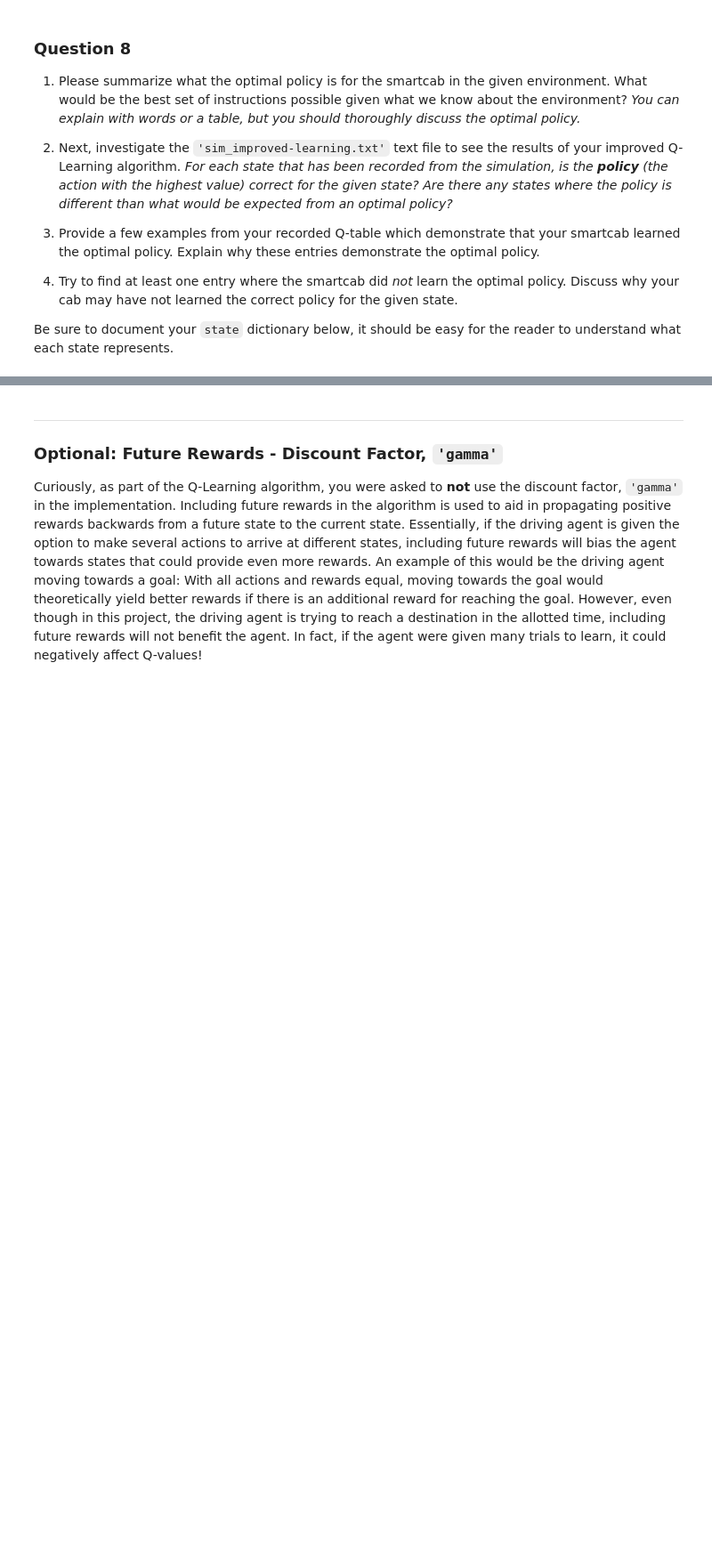
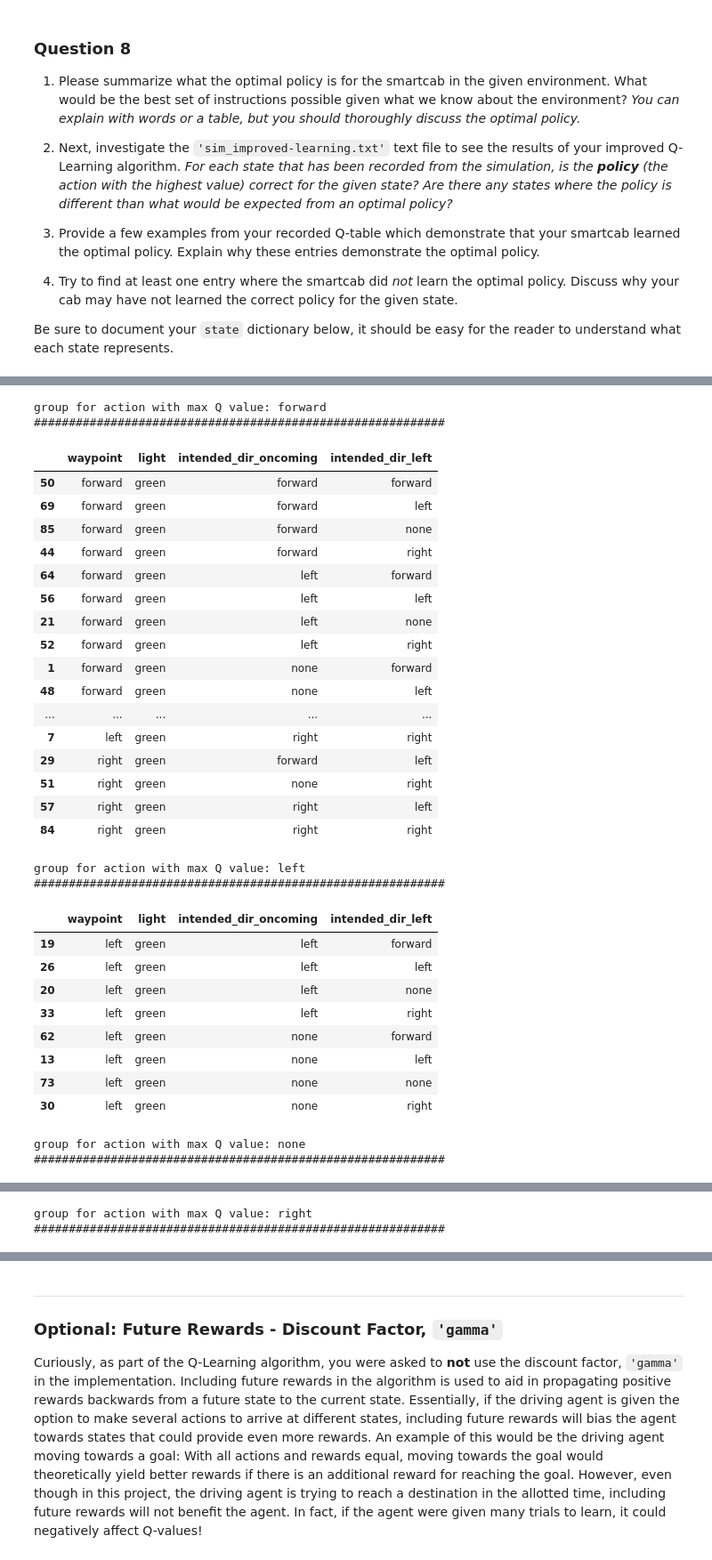
Before and after one commit to mackseb/smartcab, a Jupyter notebook: smartcab.ipynb, the cells around one changed output, grey strips where cells are left out. Shown at 89% size. Drawn from its saved outputs; the diff is of its cells as text; code cells hidden in the pictures; blank space fills up the shorter version.

```diff
--- a/smartcab.ipynb
+++ b/smartcab.ipynb
@@ -317,0 +344,44 @@ df
+# %%
+import pandas as pd
+
+df = pd.read_csv("logs/sim_improved-learning_pandas.csv").fillna("none")
+
+df['q_max_decision'] = df.iloc[:,4:8].idxmax(axis='columns', skipna=True)
+for decicion, group in df.groupby('q_max_decision'):
+    print 'group for action with max Q value: ' + decicion
+    print '###########################################################'
+    display(group.iloc[:,0:4].sort_values(by=['waypoint', 'light', 'intended_dir_oncoming', 'intended_dir_left']))
+    print '\n'
+# %% [output]
+group for action with max Q value: forward
+###########################################################
+|  | waypoint | light | intended_dir_oncoming | intended_dir_left |
+| 50 | forward | green | forward | forward |
+| 69 | forward | green | forward | left |
+| 85 | forward | green | forward | none |
+| 44 | forward | green | forward | right |
+| 64 | forward | green | left | forward |
+| 56 | forward | green | left | left |
+| 21 | forward | green | left | none |
+| 52 | forward | green | left | right |
+| 1 | forward | green | none | forward |
+| 48 | forward | green | none | left |
+| ... | ... | ... | ... | ... |
+| 7 | left | green | right | right |
+| 29 | right | green | forward | left |
+| 51 | right | green | none | right |
+| 57 | right | green | right | left |
+| 84 | right | green | right | right |
+group for action with max Q value: left
+###########################################################
+|  | waypoint | light | intended_dir_oncoming | intended_dir_left |
+| 19 | left | green | left | forward |
+| 26 | left | green | left | left |
+| 20 | left | green | left | none |
+| 33 | left | green | left | right |
+| 62 | left | green | none | forward |
+| 13 | left | green | none | left |
+| 73 | left | green | none | none |
+| 30 | left | green | none | right |
+group for action with max Q value: none
+###########################################################
@@ -317,0 +405,2 @@ df
+group for action with max Q value: right
+###########################################################
```
Also changed, not shown: parts of 6 cells of this notebook, 9 other files.
